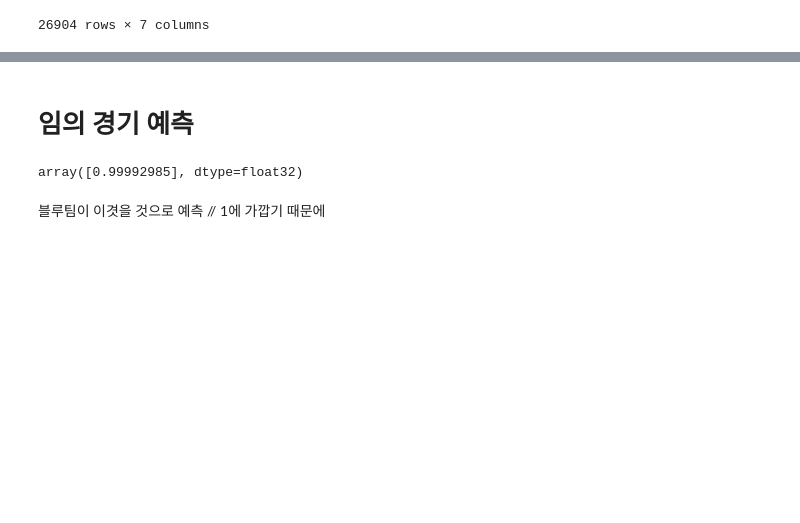
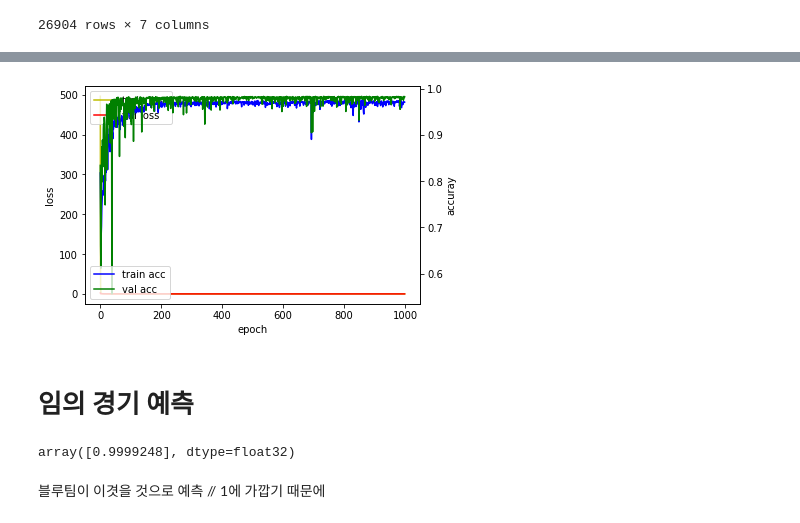
Before and after one commit to Recorder08/Recorder08.github.io, a Jupyter notebook: aix.ipynb, the cells around one changed output, grey strips where cells are left out. Cells and saved outputs as stored; diff of their text form; code cells hidden in the pictures; blank space fills up the shorter version.

```diff
--- a/aix.ipynb
+++ b/aix.ipynb
@@ -588,7 +581,7 @@ model.add(Dropout(0.2))
 model.add(Dense(1, activation='sigmoid'))
 model.compile(loss='binary_crossentropy',optimizer='adam', metrics=['accuracy'])
 
-history = model.fit(X_train, Y_train, epochs=40,
+hist = model.fit(X_train, Y_train, epochs=1000,
         batch_size=32, validation_split=0.2)
 performance_test = model.evaluate(X_test, Y_test, batch_size=32)
 classes = model.predict(X_test, batch_size=128)
@@ -662,3 +619,7 @@ IndentationError: ignored
+# %%
+plot(hist)
+# %% [output]
+[figure, added]
 # %% [markdown]
 # 임의 경기 예측
 # %%
@@ -667,7 +628,7 @@ predictions = model.predict([[60243,41072,19,44218,37136,8,1]] )
 # %%
 predictions[0]
 # %% [output]
-array([0.99992985], dtype=float32)
+array([0.9999248], dtype=float32)
 # %% [markdown]
 블루팀이 이겻을 것으로 예측 // 1에 가깝기 때문에
 # %%
```
Also changed, not shown: parts of 9 cells of this notebook.
